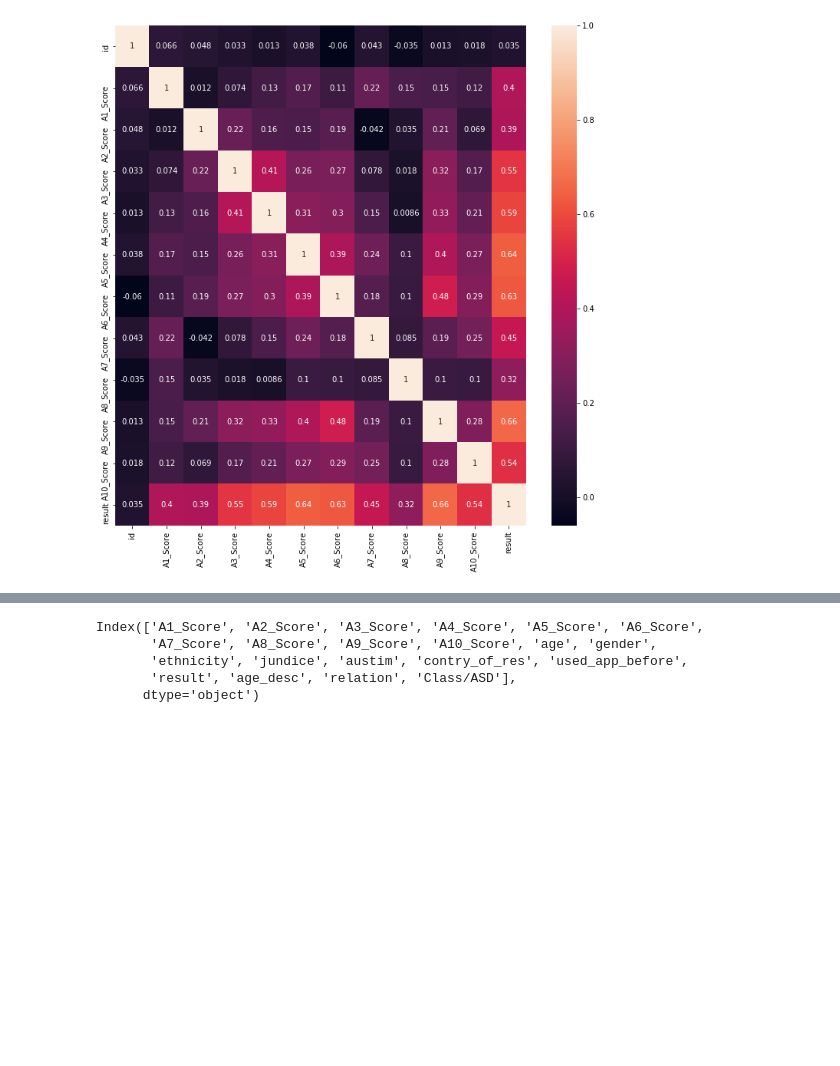
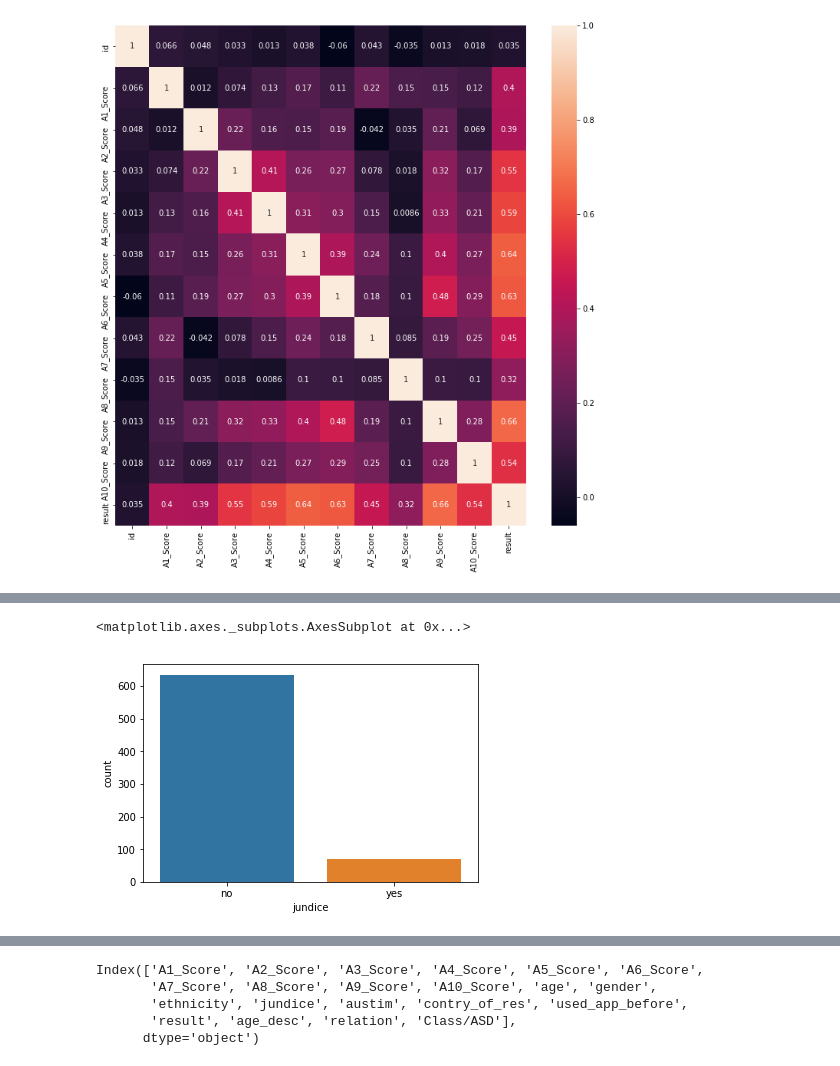
Before and after one commit to adityasharma1076/Autism-Adult-Data, a Jupyter notebook: Autism-Adult-Data.ipynb, the cells around one changed output, grey strips where cells are left out. Drawn from its saved outputs; the diff is of its cells as text; code cells hidden in the pictures; blank space fills up the shorter version.

```diff
--- a/Autism-Adult-Data.ipynb
+++ b/Autism-Adult-Data.ipynb
@@ -72,0 +98,5 @@ df.head()
+# %%
+sns.countplot(df['jundice'],)
+# %% [output]
+<matplotlib.axes._subplots.AxesSubplot at 0x...>
+[figure, added]
```
Also changed, not shown: parts of 7 cells of this notebook.
